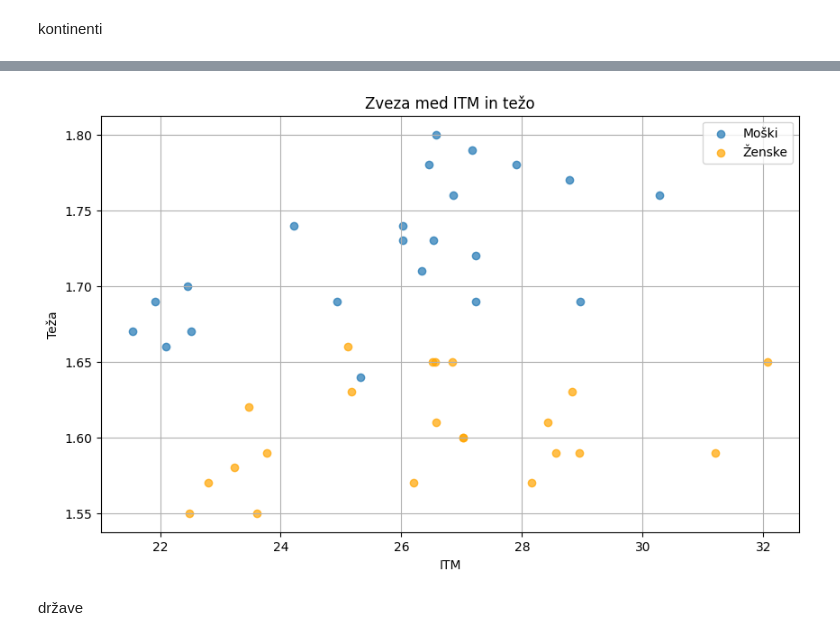
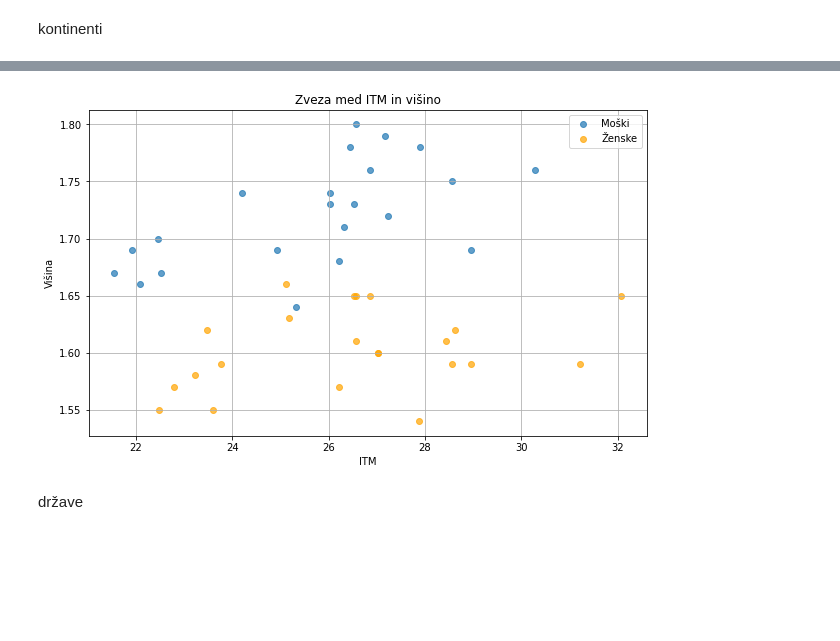
Before and after one commit to AmandaBabic/ProjektnaNaloga, a Jupyter notebook: AnaliziranjePodatkov_ITM_klasifikacija.ipynb, the cells around one changed output, grey strips where cells are left out. Drawn from its saved outputs; the diff is of its cells as text; code cells hidden in the pictures; blank space fills up the shorter version.

```diff
--- a/AnaliziranjePodatkov_ITM_klasifikacija.ipynb
+++ b/AnaliziranjePodatkov_ITM_klasifikacija.ipynb
@@ -705,21 +711,21 @@ compare_ITM_weight_relationship_c(urejena_tabela_continents)
 # %%
 def compare_ITM_height_relationship_c(urejena_tabela_continents):
     plt.figure(figsize=(10, 6))
 
     plt.scatter(urejena_tabela_continents["ITM moških"], urejena_tabela_continents["višina moških"], alpha=0.7, label="Moški")
 
     plt.scatter(urejena_tabela_continents["ITM žensk"], urejena_tabela_continents["višina žensk"], alpha=0.7, color='orange', label="Ženske")
 
-    plt.title("Zveza med ITM in težo")
+    plt.title("Zveza med ITM in višino")
     plt.xlabel("ITM")
-    plt.ylabel("Teža")
+    plt.ylabel("Višina")
     plt.grid(True)
     plt.legend()
     plt.show()
 
 compare_ITM_height_relationship_c(urejena_tabela_continents)
 # %% [output]
-[figure, old version]
+[figure, new version]
 # %% [markdown]
 države
 # %%
```
Also changed, not shown: parts of 25 cells of this notebook, 7 other files.
